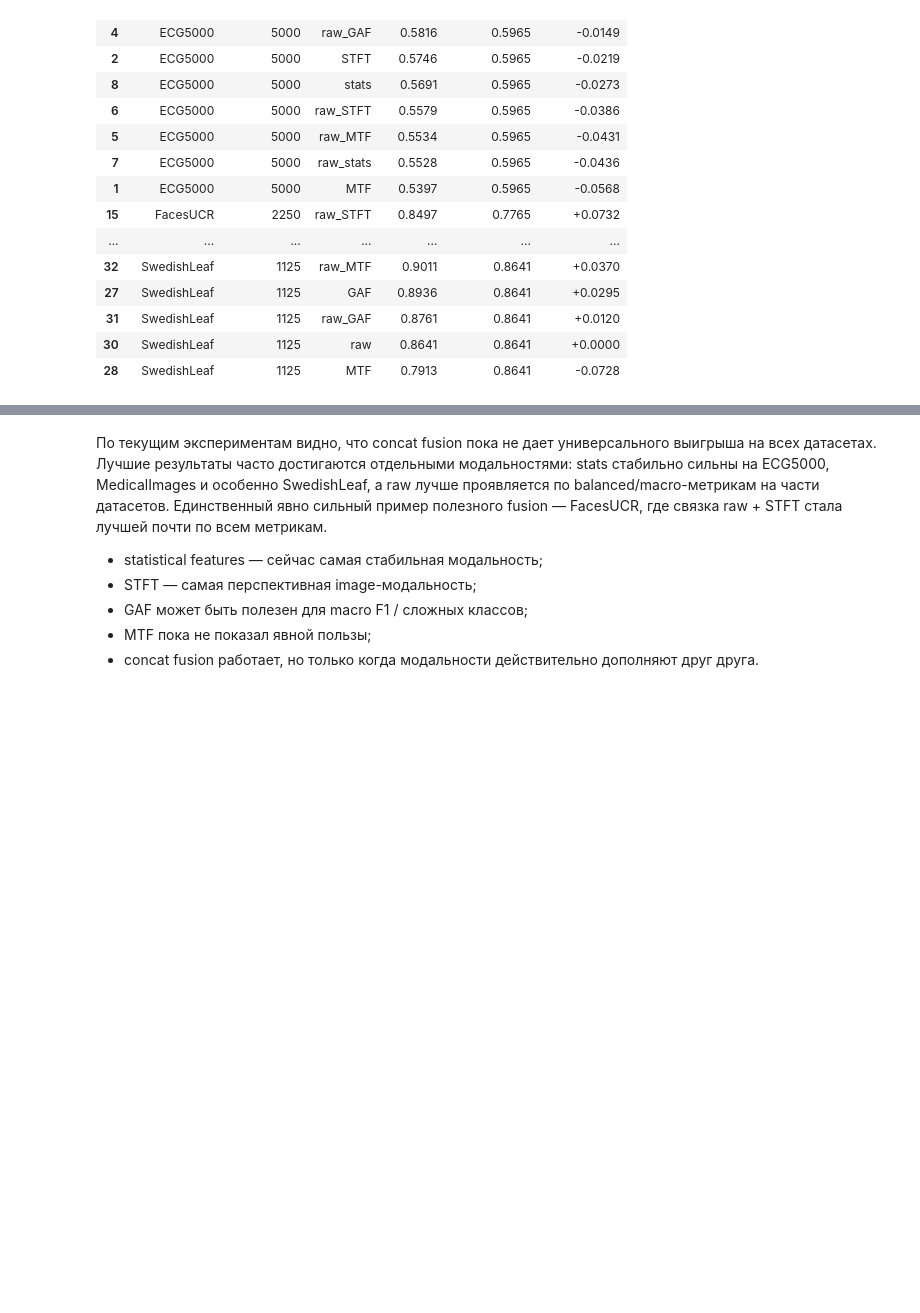
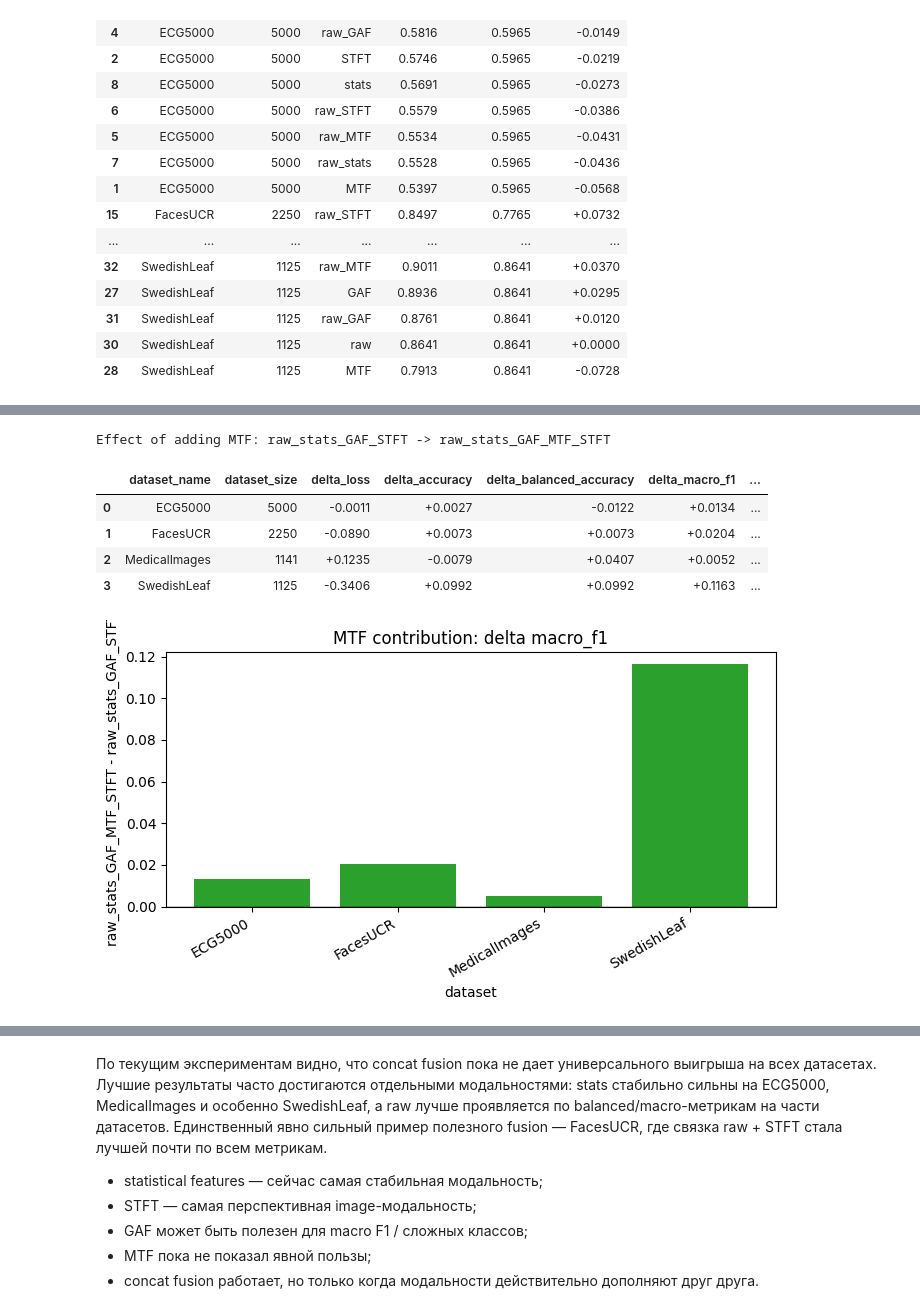
Before and after one commit to Romankkl03/FUTURE, a Jupyter notebook: experiments/analyse_results.ipynb, the cells around one changed output, grey strips where cells are left out. Drawn from its saved outputs; the diff is of its cells as text; code cells hidden in the pictures; blank space fills up the shorter version.

```diff
--- a/experiments/analyse_results.ipynb
+++ b/experiments/analyse_results.ipynb
@@ -282,0 +448,48 @@ Delta in macro_f1 versus raw baseline
+# %%
+if MTF_COMPARISON_PATH.exists():
+    mtf_comparison = pd.read_csv(MTF_COMPARISON_PATH)
+    delta_cols = [col for col in mtf_comparison.columns if col.startswith("delta_")]
+
+    print("Effect of adding MTF: raw_stats_GAF_STFT -> raw_stats_GAF_MTF_STFT")
+    display(
+        mtf_comparison[
+            [
+                "dataset_name",
+                "dataset_size",
+                "delta_loss",
+                "delta_accuracy",
+                "delta_balanced_accuracy",
+                "delta_macro_f1",
+                "delta_weighted_f1",
+            ]
+        ].style.format(
+            {
+                "delta_loss": "{:+.4f}",
+                "delta_accuracy": "{:+.4f}",
+                "delta_balanced_accuracy": "{:+.4f}",
+                "delta_macro_f1": "{:+.4f}",
+                "delta_weighted_f1": "{:+.4f}",
+            }
+        ).background_gradient(subset=["delta_macro_f1", "delta_weighted_f1", "delta_accuracy"], cmap="RdYlGn")
+    )
+
+    fig, ax = plt.subplots(figsize=(max(7, 1.4 * len(mtf_comparison)), 4))
+    ax.bar(mtf_comparison["dataset_name"], mtf_comparison["delta_macro_f1"], color=np.where(mtf_comparison["delta_macro_f1"] >= 0, "tab:green", "tab:red"))
+    ax.axhline(0, color="black", linewidth=1)
+    ax.set_title("MTF contribution: delta macro_f1")
+    ax.set_ylabel("raw_stats_GAF_MTF_STFT - raw_stats_GAF_STFT")
+    ax.set_xlabel("dataset")
+    plt.xticks(rotation=30, ha="right")
+    plt.tight_layout()
+    plt.show()
+else:
+    mtf_comparison = pd.DataFrame()
+    print(f"No MTF comparison found: {MTF_COMPARISON_PATH}")
+# %% [output]
+Effect of adding MTF: raw_stats_GAF_STFT -> raw_stats_GAF_MTF_STFT
+|  | dataset_name | dataset_size | delta_loss | delta_accuracy | delta_balanced_accuracy | delta_macro_f1 | ... |
+| 0 | ECG5000 | 5000 | -0.0011 | +0.0027 | -0.0122 | +0.0134 | ... |
+| 1 | FacesUCR | 2250 | -0.0890 | +0.0073 | +0.0073 | +0.0204 | ... |
+| 2 | MedicalImages | 1141 | +0.1235 | -0.0079 | +0.0407 | +0.0052 | ... |
+| 3 | SwedishLeaf | 1125 | -0.3406 | +0.0992 | +0.0992 | +0.1163 | ... |
+[figure, added]
```
Also changed, not shown: parts of 6 cells of this notebook, 27 other files.
